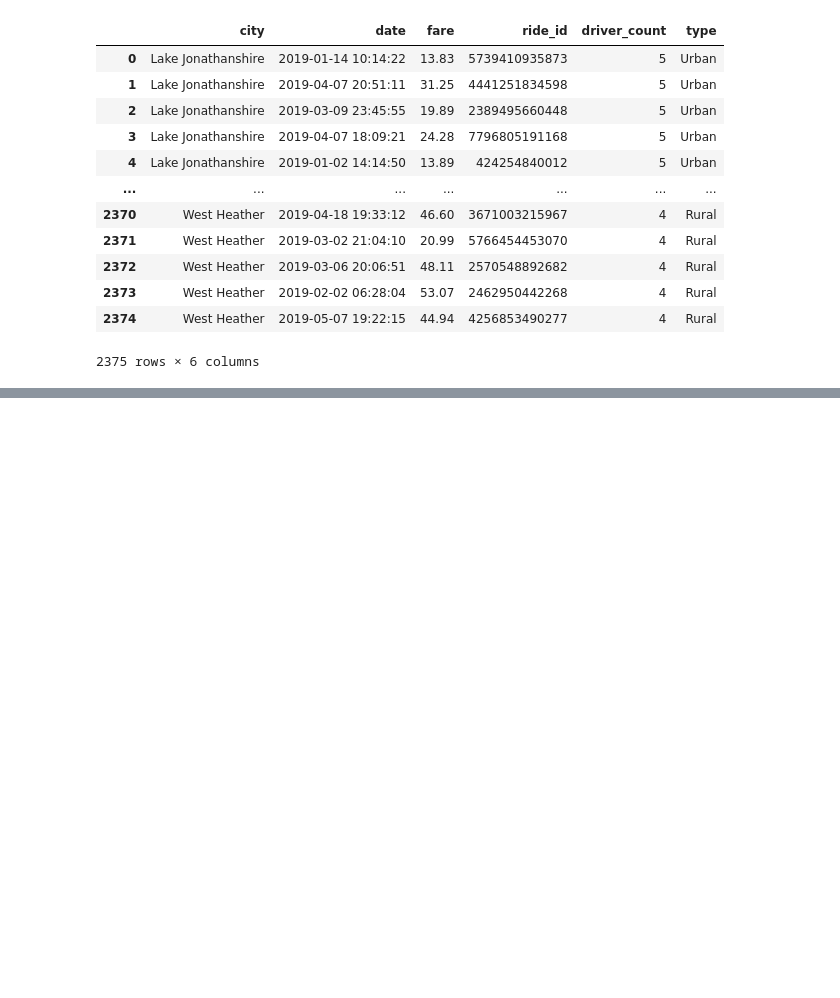
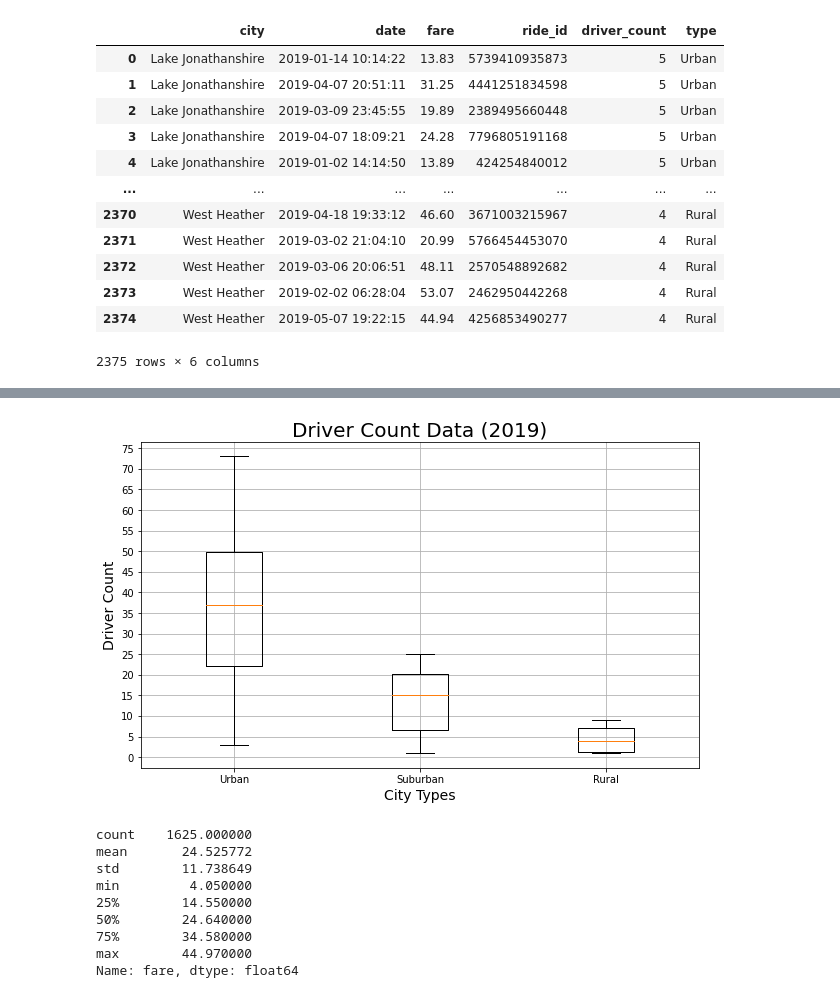
Before and after one commit to JustGitCoding/Rideshare_Analysis, a Jupyter notebook: PyBer_prechallenge.ipynb, the cells around one changed output, grey strips where cells are left out. Drawn from its saved outputs; the diff is of its cells as text; code cells hidden in the pictures; blank space fills up the shorter version.

```diff
--- a/PyBer_prechallenge.ipynb
+++ b/PyBer_prechallenge.ipynb
@@ -182,0 +422,32 @@ plt.show()
+# %%
+# BOX-AND-WHISKER PLOTs for driver count by city type
+x_labels = ['Urban', 'Suburban', 'Rural']
+driver_count_data = [urban_driver_count, suburban_driver_count, rural_driver_count]
+fig, ax = plt.subplots(figsize=(10,6))
+ax.boxplot(driver_count_data, labels=x_labels)
+
+# Formatting
+ax.set_title('Driver Count Data (2019)', fontsize=20)
+ax.set_ylabel('Driver Count', fontsize=14)
+ax.set_xlabel('City Types', fontsize=14)
+ax.set_yticks(np.arange(0,80,step=5))
+ax.grid()
+
+# SAVE the figure
+plt.savefig('Analysis/Fig4.png', facecolor='lightgrey', transparent=True)
+plt.show()
+
+urban_fares.describe()
+# suburban_fares.describe()
+# rural_fares.describe()
+# %% [output]
+[figure, added]
+count    1625.000000
+mean       24.525772
+std        11.738649
+min         4.050000
+25%        14.550000
+50%        24.640000
+75%        34.580000
+max        44.970000
+Name: fare, dtype: float64
```
Also changed, not shown: parts of 21 cells of this notebook, 4 other files.
